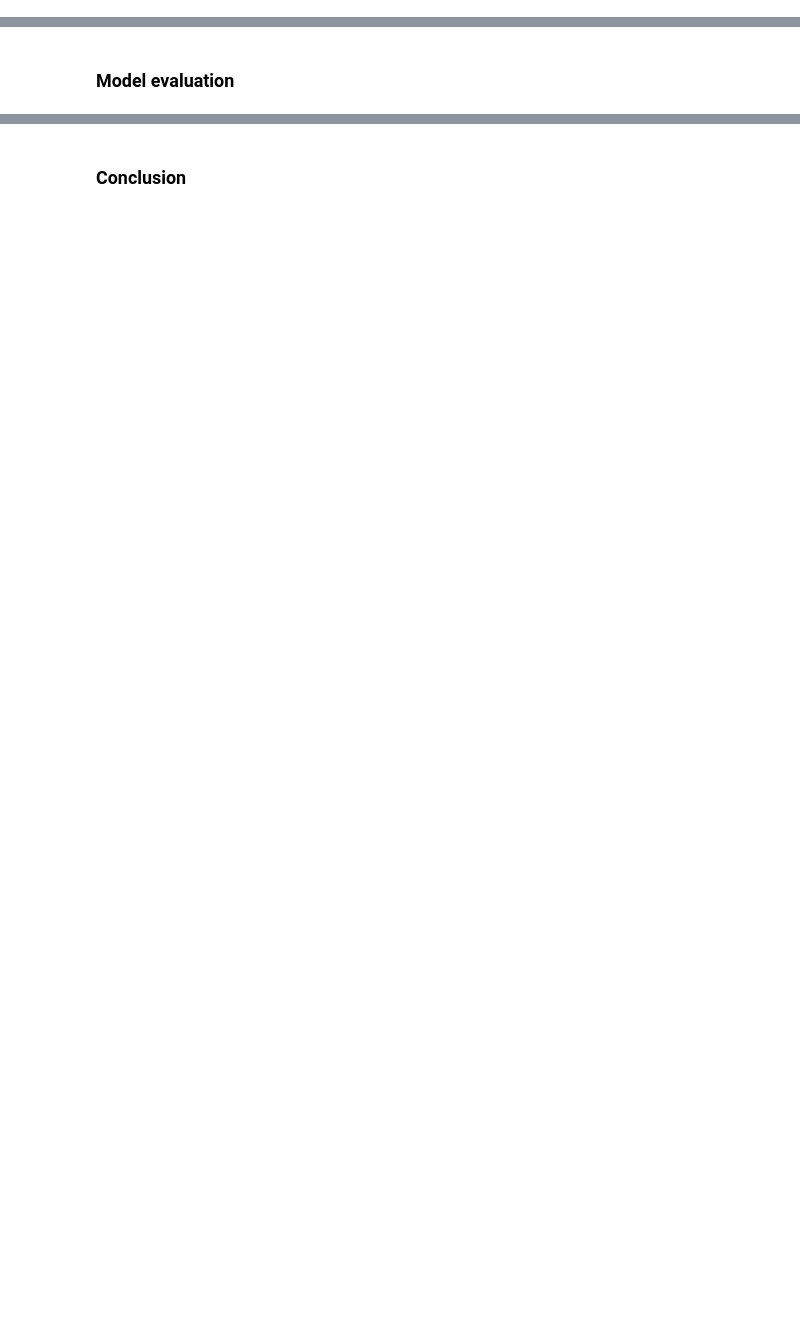
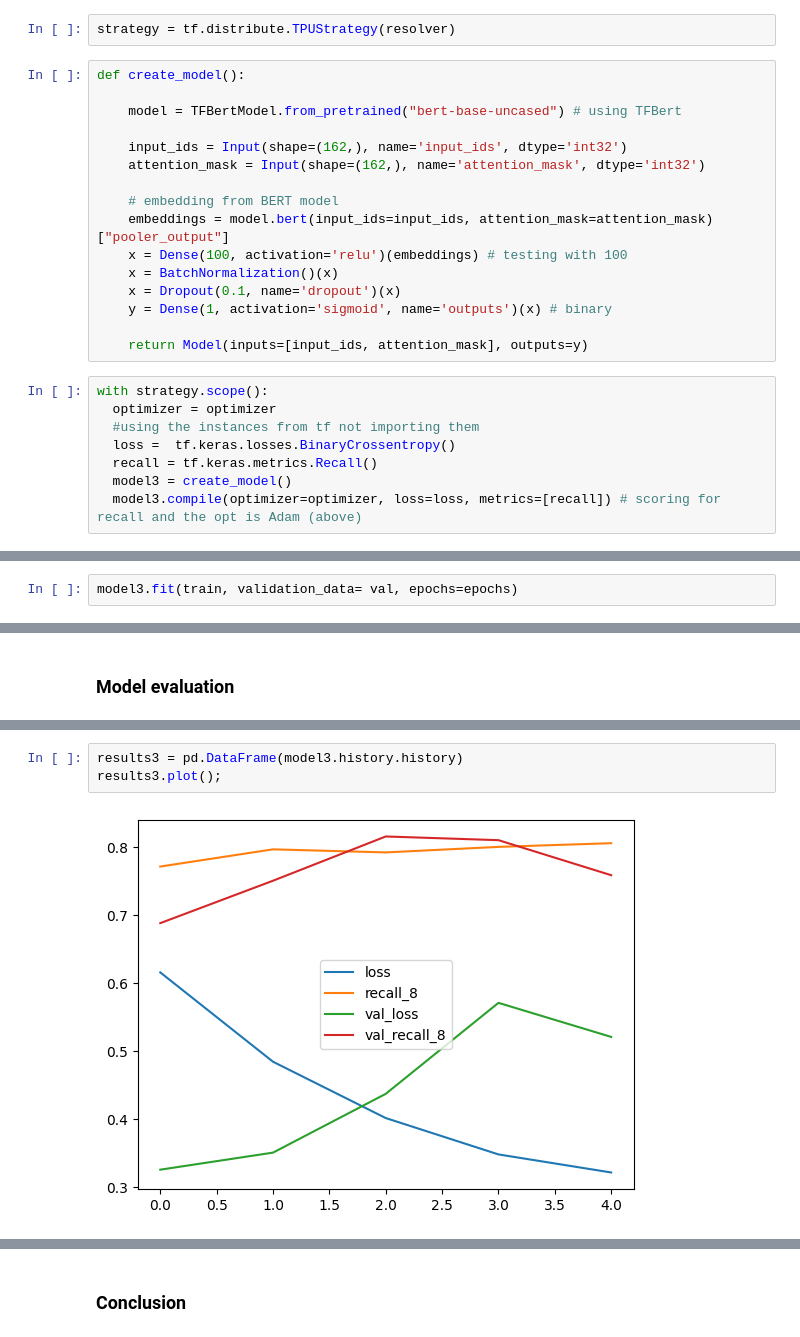
Before and after one commit to 0xArwa/NLP-sentiment-analysis, a Jupyter notebook: Sentiment_Analysis_NLP.ipynb, the cells around one changed output, grey strips where cells are left out. Saved outputs shown, nothing was run; the diff lists cells and outputs as text; blank space fills up the shorter version.

```diff
--- a/Sentiment_Analysis_NLP.ipynb
+++ b/Sentiment_Analysis_NLP.ipynb
@@ -1765,0 +2138,26 @@ Naive Bayes is more computationally efficient and more easier to interpert.
+# %%
+strategy = tf.distribute.TPUStrategy(resolver)
+# %%
+def create_model():
+
+    model = TFBertModel.from_pretrained("bert-base-uncased") # using TFBert
+
+    input_ids = Input(shape=(162,), name='input_ids', dtype='int32')
+    attention_mask = Input(shape=(162,), name='attention_mask', dtype='int32')
+
+    # embedding from BERT model
+    embeddings = model.bert(input_ids=input_ids, attention_mask=attention_mask)["pooler_output"]
+    x = Dense(100, activation='relu')(embeddings) # testing with 100
+    x = BatchNormalization()(x)
+    x = Dropout(0.1, name='dropout')(x)
+    y = Dense(1, activation='sigmoid', name='outputs')(x) # binary
+
+    return Model(inputs=[input_ids, attention_mask], outputs=y)
+# %%
+with strategy.scope():
+  optimizer = optimizer
+  #using the instances from tf not importing them
+  loss =  tf.keras.losses.BinaryCrossentropy()
+  recall = tf.keras.metrics.Recall()
+  model3 = create_model()
+  model3.compile(optimizer=optimizer, loss=loss, metrics=[recall]) # scoring for recall and the opt is Adam (above)
@@ -1766,2 +2190,4 @@ Naive Bayes is more computationally efficient and more easier to interpert.
 # %% [markdown]
 ### Model Fiting
+# %%
+model3.fit(train, validation_data= val, epochs=epochs)
@@ -1771,0 +2230,5 @@ Naive Bayes is more computationally efficient and more easier to interpert.
+# %%
+results3 = pd.DataFrame(model3.history.history)
+results3.plot();
+# %% [output]
+[figure, added]
```
Also changed, not shown: parts of 119 cells of this notebook.
